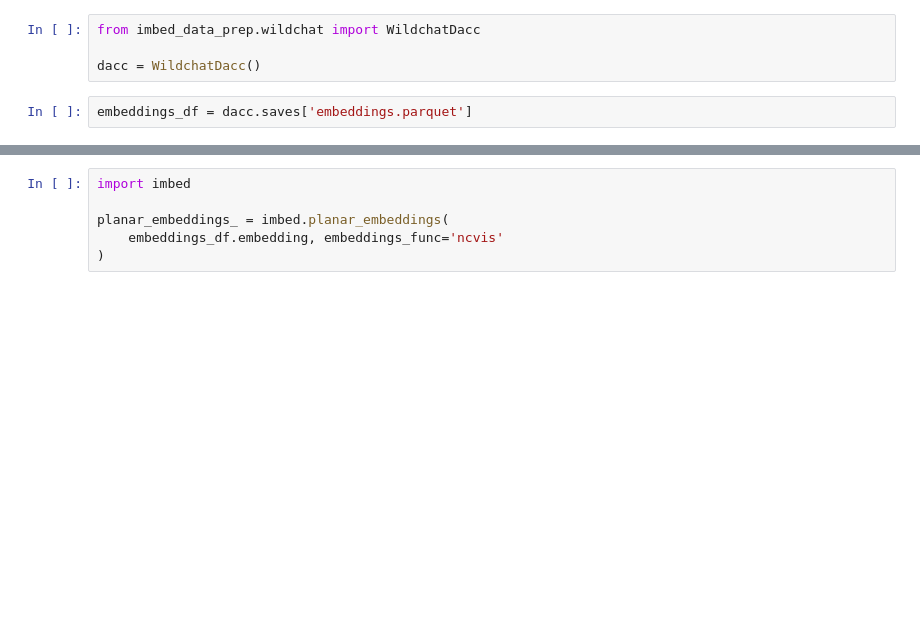
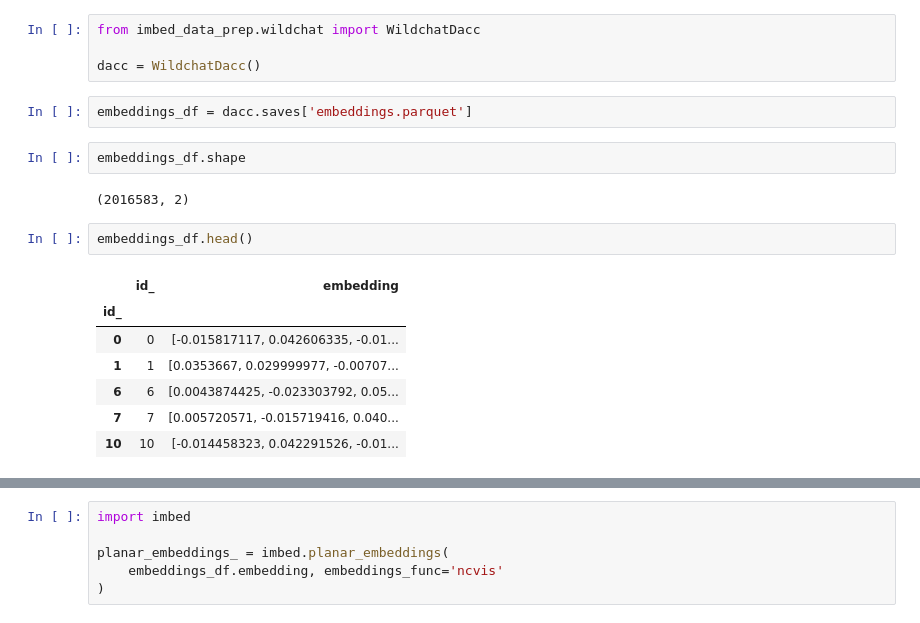
Before and after one commit to thorwhalen/imbed_data_prep, a Jupyter notebook: misc/wildchat.ipynb, the cells around one changed output, grey strips where cells are left out. Cells and saved outputs as stored; diff of their text form; blank space fills up the shorter version.

```diff
--- a/misc/wildchat.ipynb
+++ b/misc/wildchat.ipynb
@@ -275,3 +276,17 @@ from imbed_data_prep.wildchat import WildchatDacc
 dacc = WildchatDacc()
 # %%
 embeddings_df = dacc.saves['embeddings.parquet']
+# %%
+embeddings_df.shape
+# %% [output]
+(2016583, 2)
+# %%
+embeddings_df.head()
+# %% [output]
+|  | id_ | embedding |
+| id_ |  |  |
+| 0 | 0 | [-0.015817117, 0.042606335, -0.01... |
+| 1 | 1 | [0.0353667, 0.029999977, -0.00707... |
+| 6 | 6 | [0.0043874425, -0.023303792, 0.05... |
+| 7 | 7 | [0.005720571, -0.015719416, 0.040... |
+| 10 | 10 | [-0.014458323, 0.042291526, -0.01... |
```
Also changed, not shown: parts of 19 cells of this notebook, 37 other files.
